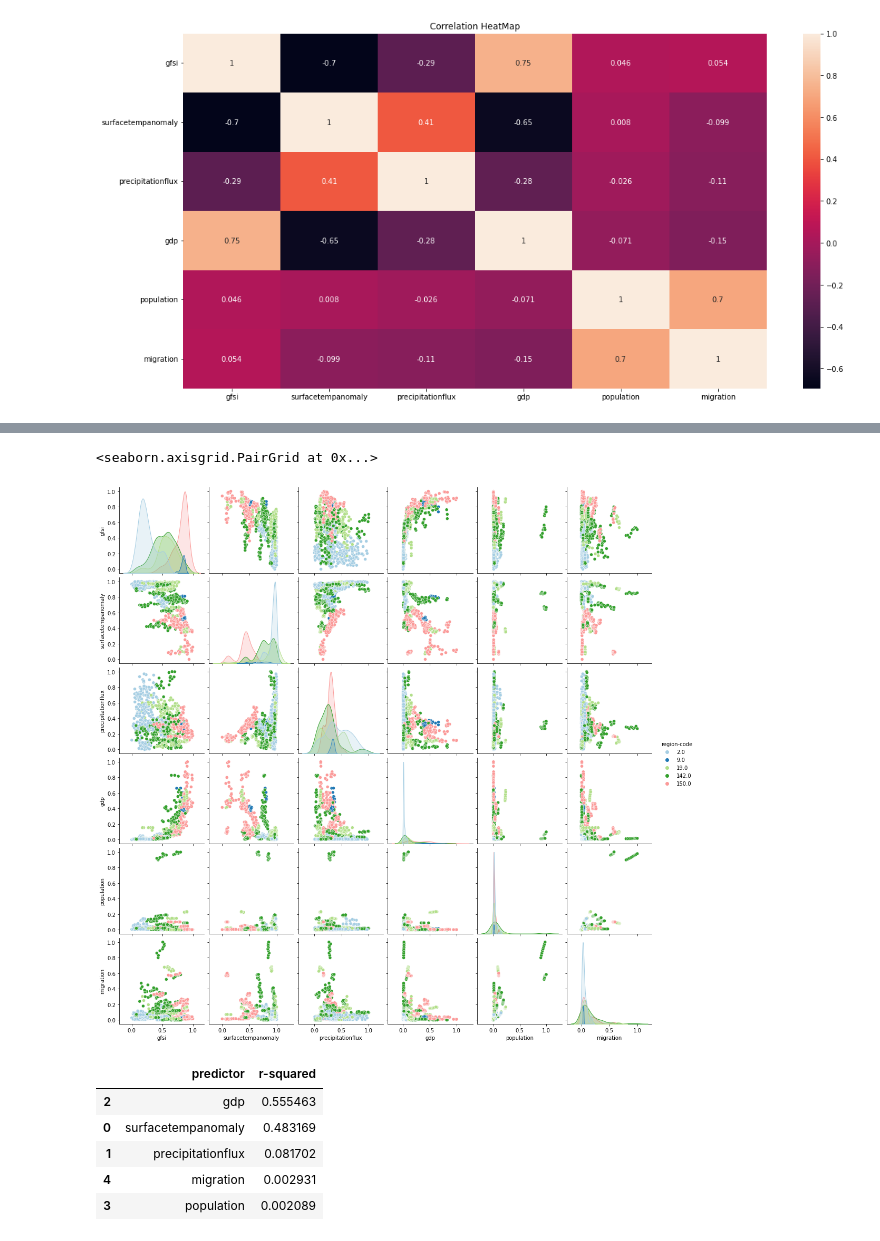
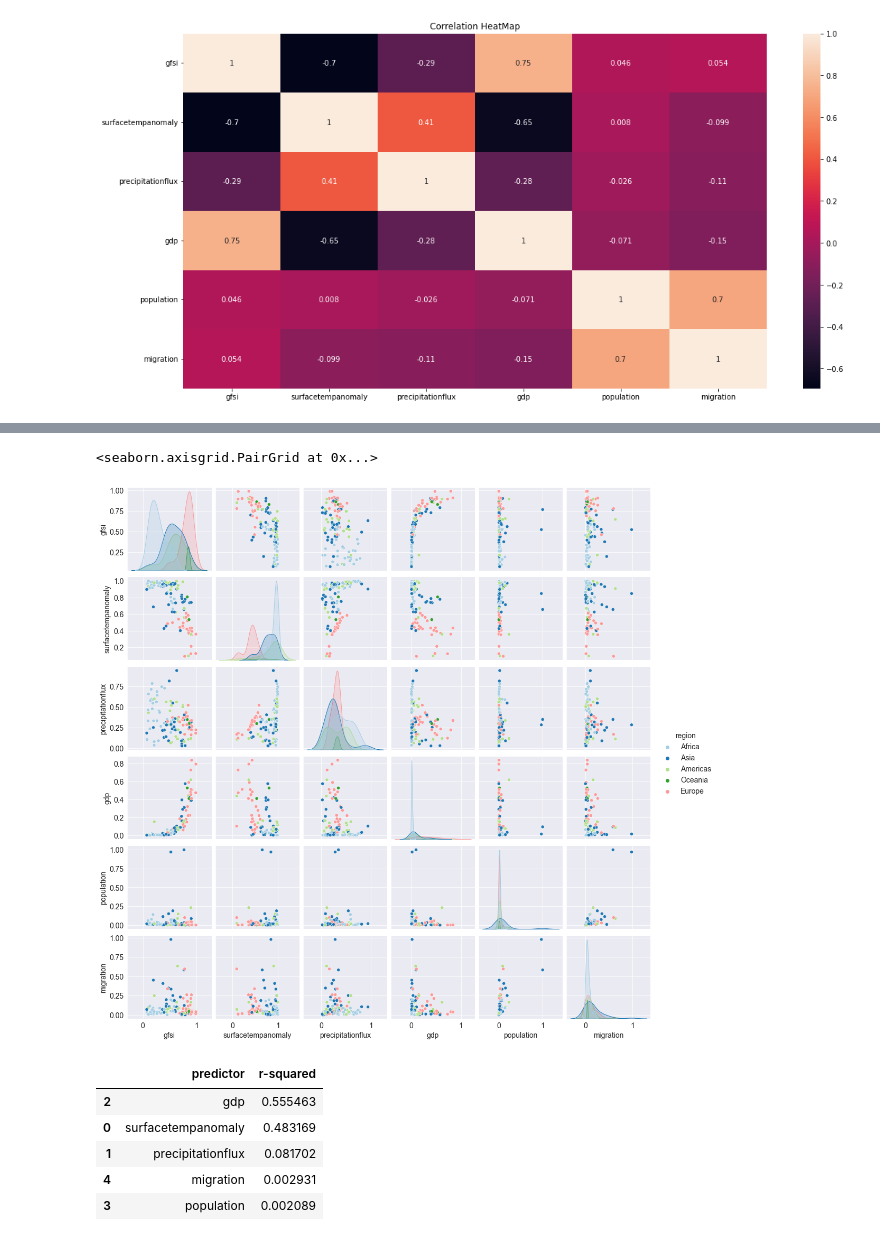
Before and after one commit to njmobley/DSKUS_Team2, a Jupyter notebook: regression.ipynb, the cells around one changed output, grey strips where cells are left out. Drawn from its saved outputs; the diff is of its cells as text; code cells hidden in the pictures.

Commit message:
regression plots and notebook

```diff
--- a/regression.ipynb
+++ b/regression.ipynb
@@ -46,3 +36,5 @@ Index(['Country', 'country-code', 'region-code', 'sub-region-code', 'year',
+# %%
+df = df.merge(df_codes, on=['country-code'])
 # %%
 cols = ['migration']
 def min_max_scaling(series):
@@ -97,9 +85,15 @@ MultiIndex([(2012,  12),
+# %%
+df_pairs = df[df.year > 2017].groupby('country-code').mean()
+# %%
+df_pairs = df_pairs.reset_index()
+# %%
+df_pairs = df_pairs.merge(df_codes, on='country-code')
 # %%
-z = df.loc[:,['region-code', 'gfsi', 'surfacetempanomaly', 'precipitationflux', 'gdp', 'population', 'migration']]
-sns.pairplot(z, hue='region-code', palette="Paired")
+z = df_pairs.loc[:,['region', 'gfsi', 'surfacetempanomaly', 'precipitationflux', 'gdp', 'population', 'migration']]
+sns.pairplot(z, hue='region', palette="Paired")
 # %% [output]
 <seaborn.axisgrid.PairGrid at 0x...>
-[figure, old version]
+[figure, new version]
 # %%
 y = df['gfsi']
 X = df[['surfacetempanomaly', 'precipitationflux', 'gdp', 'population', 'migration']]
```
Also changed, not shown: parts of 30 cells of this notebook, 2 other files.
